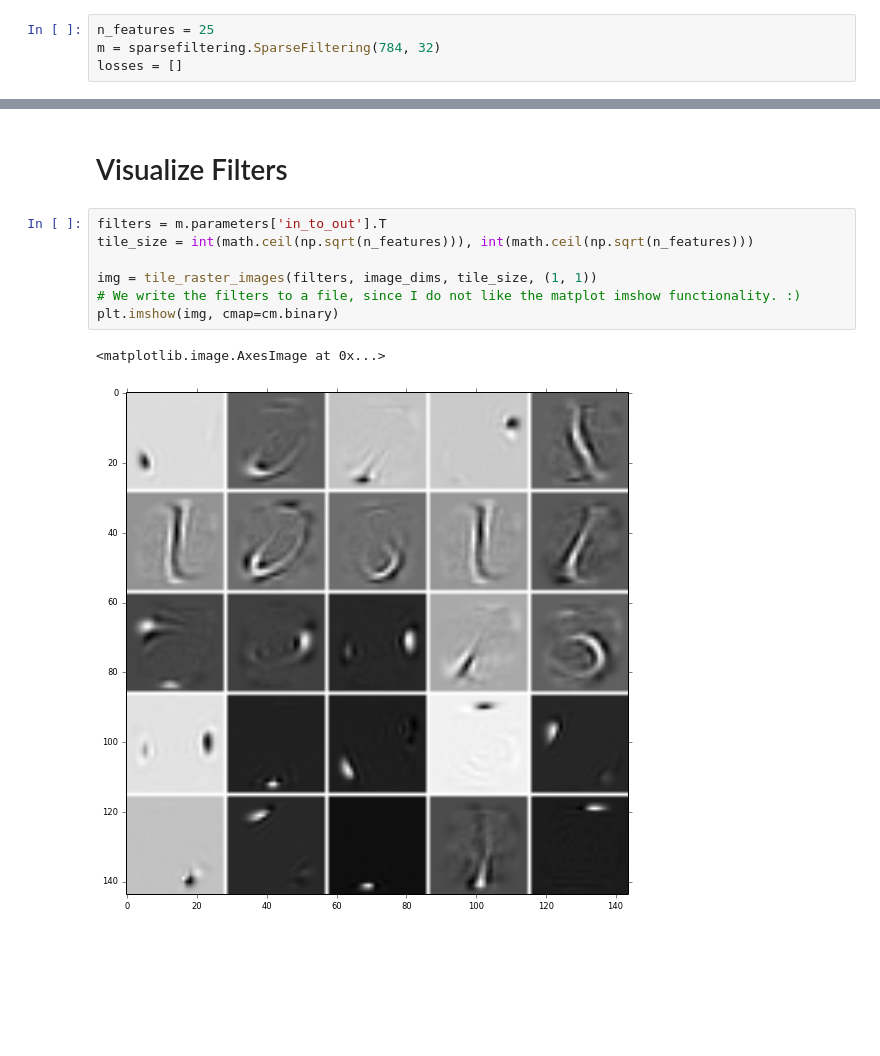
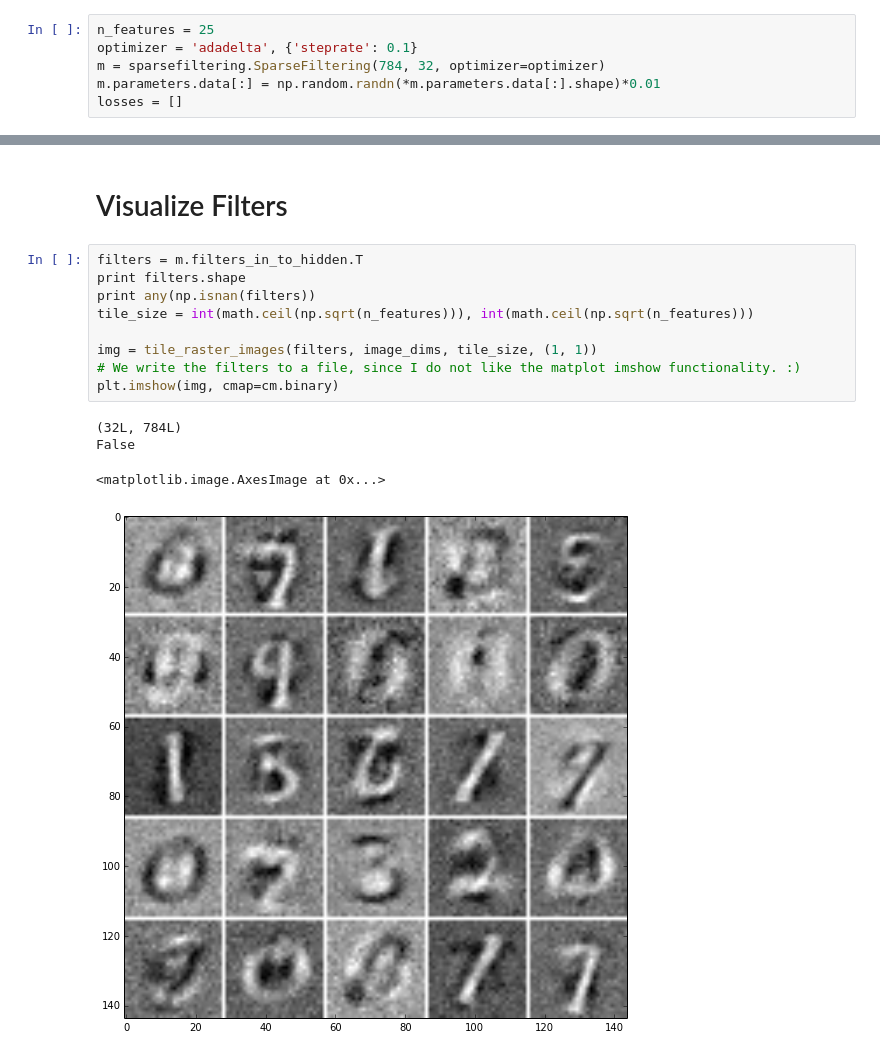
Before and after one commit to breze-no-salt/breze, a Jupyter notebook: notebooks/unsupervised/Sparse Filtering on MNIST.ipynb, the cells around one changed output, grey strips where cells are left out. Drawn from its saved outputs; the diff is of its cells as text; blank space fills up the shorter version.

```diff
--- a/notebooks/unsupervised/Sparse Filtering on MNIST.ipynb
+++ b/notebooks/unsupervised/Sparse Filtering on MNIST.ipynb
@@ -56,7 +73,9 @@ Setup
 =====
 # %%
 n_features = 25
-m = sparsefiltering.SparseFiltering(784, 32)
+optimizer = 'adadelta', {'steprate': 0.1}
+m = sparsefiltering.SparseFiltering(784, 32, optimizer=optimizer)
+m.parameters.data[:] = np.random.randn(*m.parameters.data[:].shape)*0.01
 losses = []
 # %% [markdown]
 Training
@@ -105,12 +124,16 @@ max_iter 200
 Visualize Filters
 =================
 # %%
-filters = m.parameters['in_to_out'].T
+filters = m.filters_in_to_hidden.T
+print filters.shape
+print any(np.isnan(filters))
 tile_size = int(math.ceil(np.sqrt(n_features))), int(math.ceil(np.sqrt(n_features)))
 
 img = tile_raster_images(filters, image_dims, tile_size, (1, 1))
 # We write the filters to a file, since I do not like the matplot imshow functionality. :)
 plt.imshow(img, cmap=cm.binary)
 # %% [output]
-<matplotlib.image.AxesImage at 0x...>
+(32L, 784L)
+False
+<matplotlib.image.AxesImage at 0x...>
-[figure, old version]
+[figure, new version]
```
Also changed, not shown: parts of 2 cells of this notebook, 2 other files.
